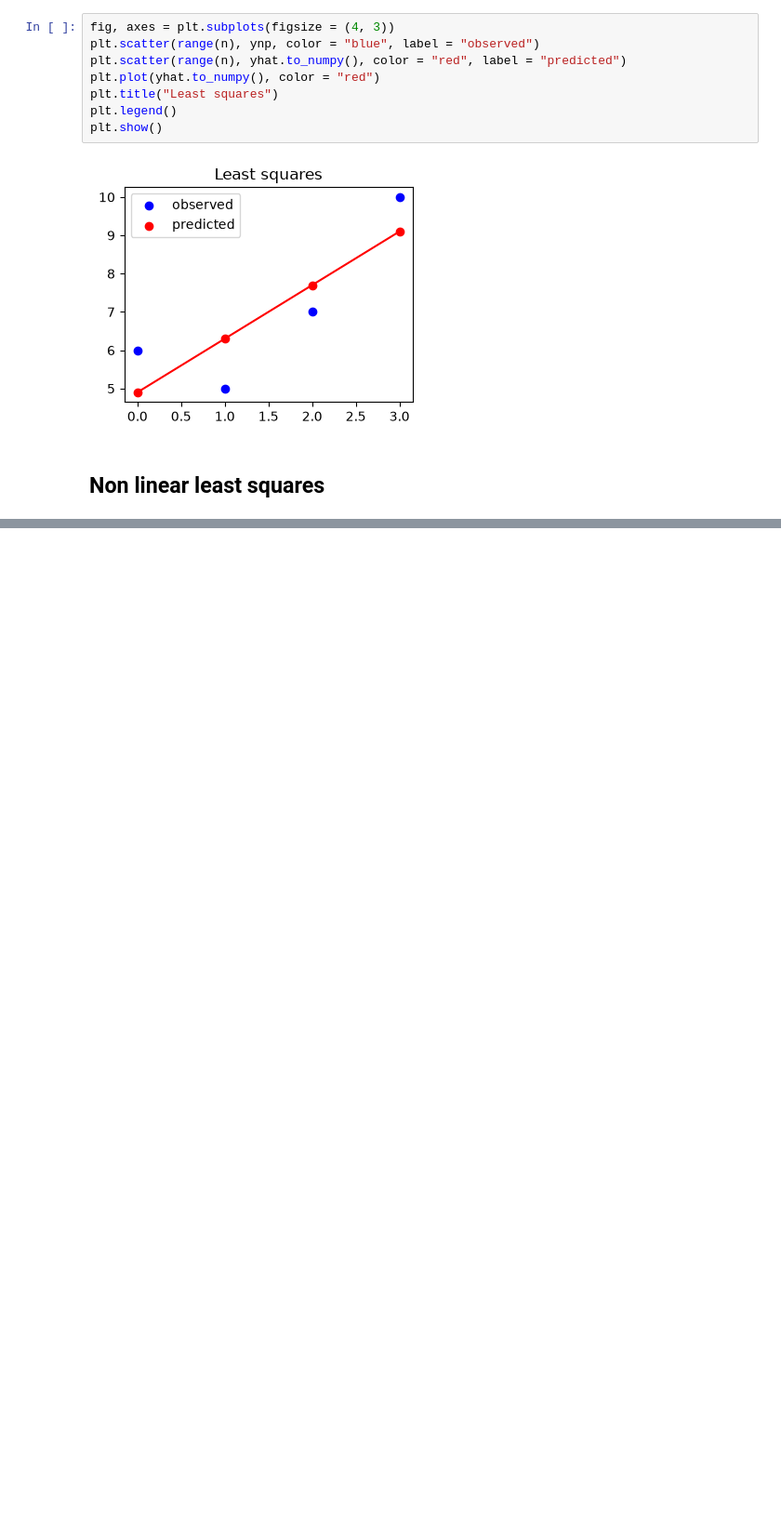
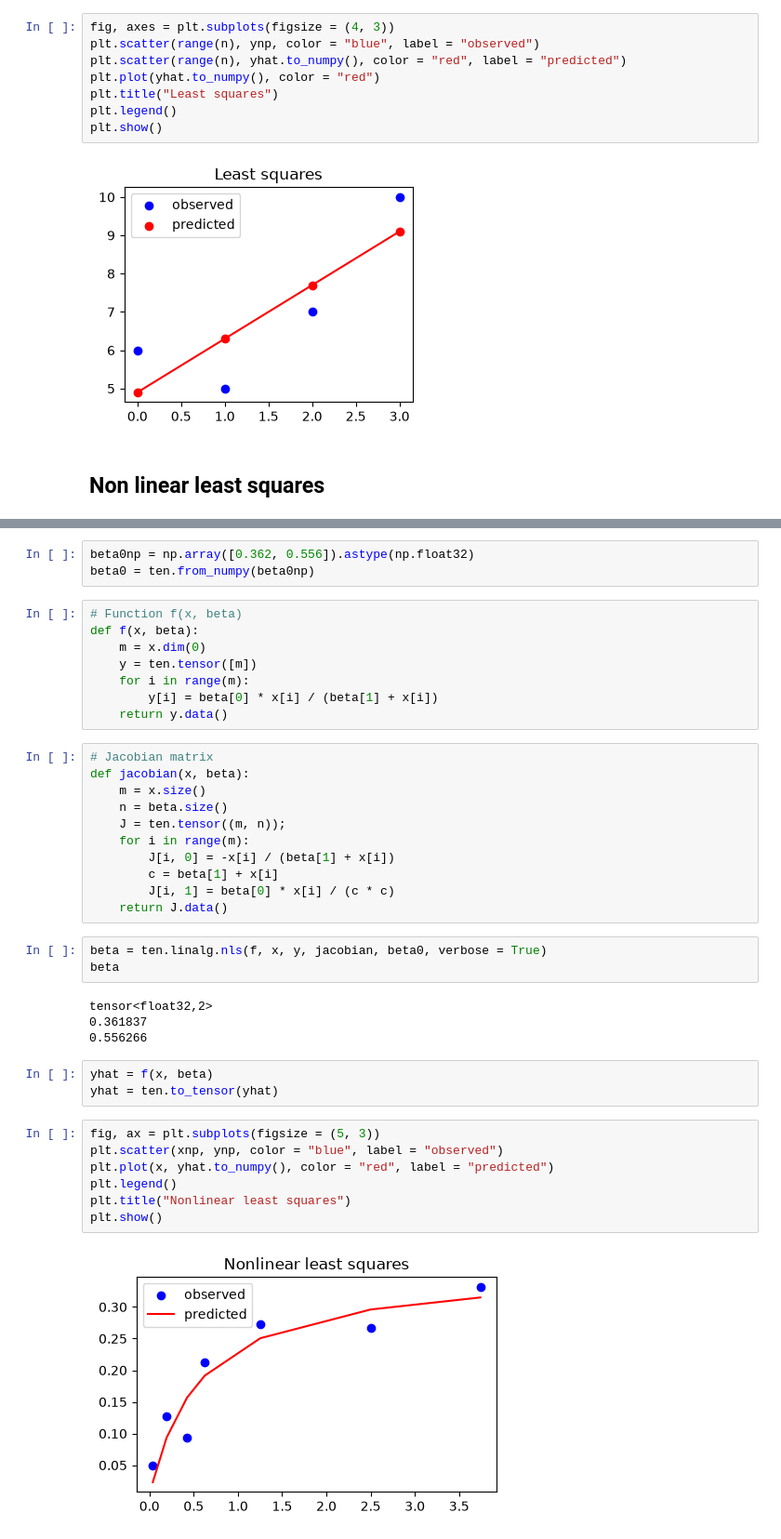
Before and after one commit to istmarc/ten-notebooks, a Jupyter notebook: notebooks/7.System_squares.ipynb, the cells around one changed output, grey strips where cells are left out. Shown at 93% size. Saved outputs shown, nothing was run; the diff lists cells and outputs as text; blank space fills up the shorter version.

Commit message:
Add nonlinear least squares

```diff
--- a/notebooks/7.System_squares.ipynb
+++ b/notebooks/7.System_squares.ipynb
@@ -81,0 +87,41 @@ plt.show()
+# %%
+beta0np = np.array([0.362, 0.556]).astype(np.float32)
+beta0 = ten.from_numpy(beta0np)
+# %%
+# Function f(x, beta)
+def f(x, beta):
+    m = x.dim(0)
+    y = ten.tensor([m])
+    for i in range(m):
+        y[i] = beta[0] * x[i] / (beta[1] + x[i])
+    return y.data()
+# %%
+# Jacobian matrix
+def jacobian(x, beta):
+    m = x.size()
+    n = beta.size()
+    J = ten.tensor((m, n));
+    for i in range(m):
+        J[i, 0] = -x[i] / (beta[1] + x[i])
+        c = beta[1] + x[i]
+        J[i, 1] = beta[0] * x[i] / (c * c)
+    return J.data()
+# %%
+beta = ten.linalg.nls(f, x, y, jacobian, beta0, verbose = True)
+beta
+# %% [output]
+tensor<float32,2>
+0.361837
+0.556266
+# %%
+yhat = f(x, beta)
+yhat = ten.to_tensor(yhat)
+# %%
+fig, ax = plt.subplots(figsize = (5, 3))
+plt.scatter(xnp, ynp, color = "blue", label = "observed")
+plt.plot(x, yhat.to_numpy(), color = "red", label = "predicted")
+plt.legend()
+plt.title("Nonlinear least squares")
+plt.show()
+# %% [output]
+[figure, added]
```
Also changed, not shown: parts of 1 cell of this notebook.
